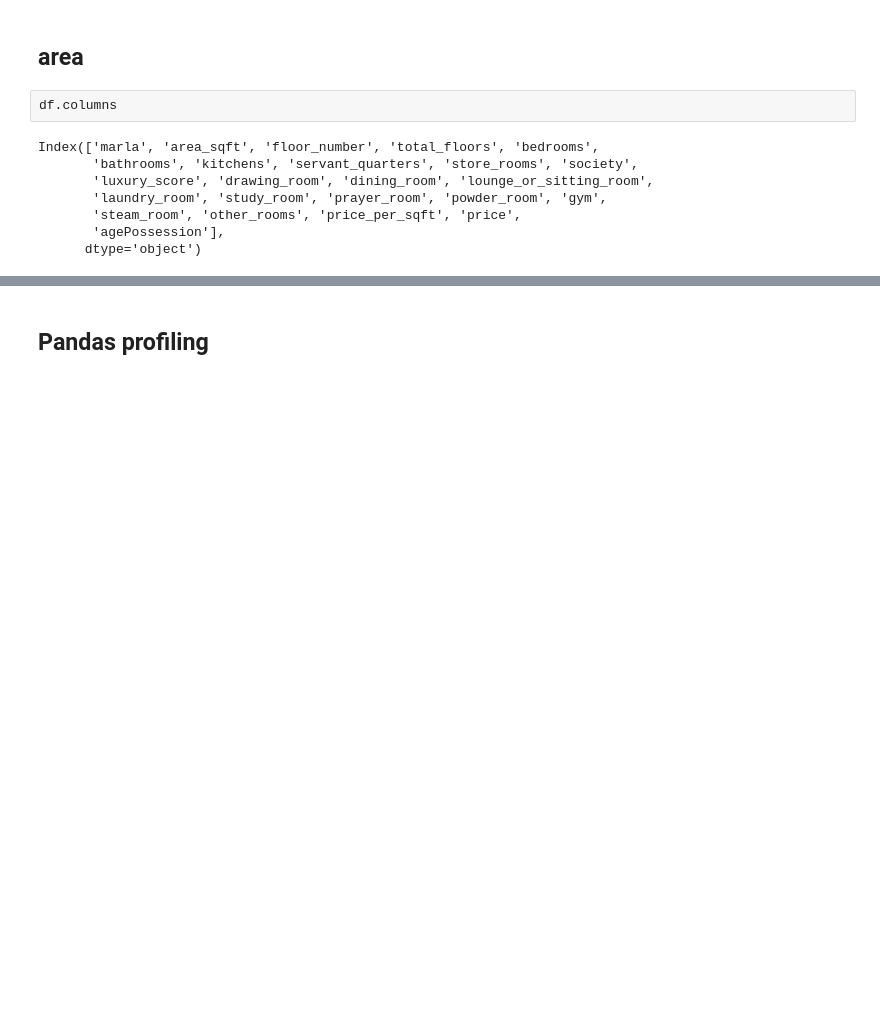
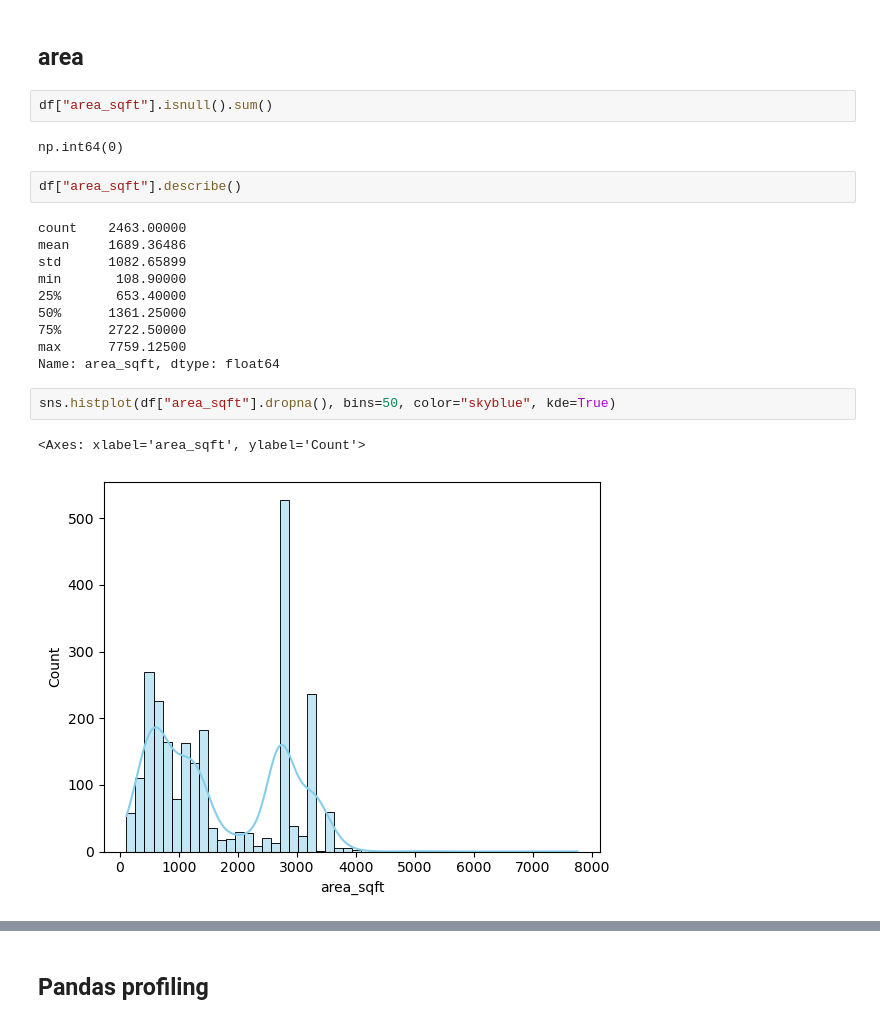
Before and after one commit to zeeshanAhmed2798/real-estate-ml-project, a Jupyter notebook: Data Cleaning/eda_on_flats.ipynb, the cells around one changed output, grey strips where cells are left out. Drawn from its saved outputs; the diff is of its cells as text; blank space fills up the shorter version.

```diff
--- a/Data Cleaning/eda_on_flats.ipynb
+++ b/Data Cleaning/eda_on_flats.ipynb
@@ -802,13 +818,24 @@ df = df.rename(columns={"built_year_category": "agePossession"})
 df = df.drop(columns=["built_year"])
 # %% [markdown]
 ## area
+# %%
+df["area_sqft"].isnull().sum()
+# %% [output]
+np.int64(0)
 # %%
-df.columns
+df["area_sqft"].describe()
 # %% [output]
-Index(['marla', 'area_sqft', 'floor_number', 'total_floors', 'bedrooms',
-       'bathrooms', 'kitchens', 'servant_quarters', 'store_rooms', 'society',
-       'luxury_score', 'drawing_room', 'dining_room', 'lounge_or_sitting_room',
-       'laundry_room', 'study_room', 'prayer_room', 'powder_room', 'gym',
-       'steam_room', 'other_rooms', 'price_per_sqft', 'price',
-       'agePossession'],
-      dtype='object')
+count    2463.00000
+mean     1689.36486
+std      1082.65899
+min       108.90000
+25%       653.40000
+50%      1361.25000
+75%      2722.50000
+max      7759.12500
+Name: area_sqft, dtype: float64
+# %%
+sns.histplot(df["area_sqft"].dropna(), bins=50, color="skyblue", kde=True)
+# %% [output]
+<Axes: xlabel='area_sqft', ylabel='Count'>
+[figure, added]
```
Also changed, not shown: parts of 16 cells of this notebook.
